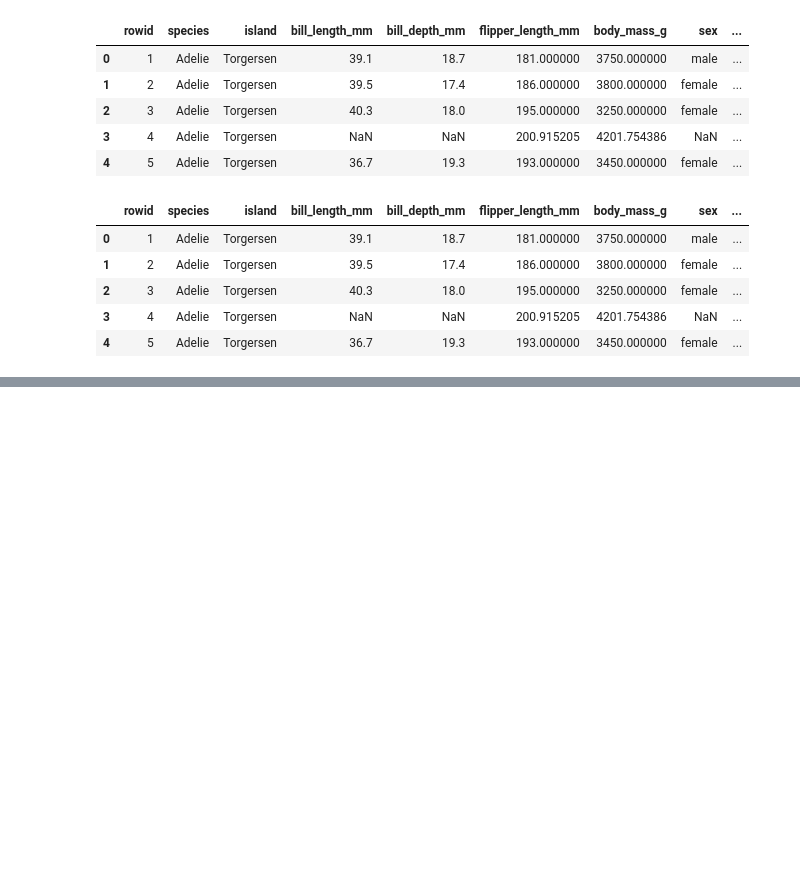
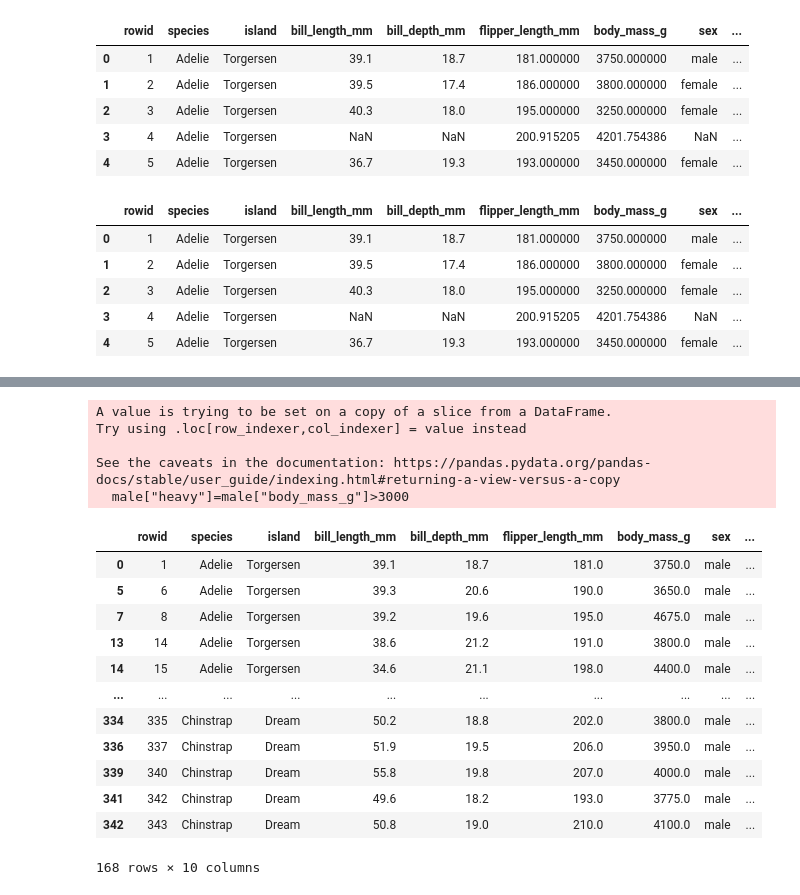
Before and after one commit to Praruj/Pandas_Practise_Portfolio, a Jupyter notebook: Notebooks/Pandas_05_Data_Transformations.ipynb, the cells around one changed output, grey strips where cells are left out. Drawn from its saved outputs; the diff is of its cells as text; code cells hidden in the pictures; blank space fills up the shorter version.

```diff
--- a/Notebooks/Pandas_05_Data_Transformations.ipynb
+++ b/Notebooks/Pandas_05_Data_Transformations.ipynb
@@ -565,0 +571,4 @@ penguins.head()
+# %%
+import pandas as pd
+penguins=pd.read_csv("..\Datasets\penguins.csv")
+penguins.head()
@@ -565,0 +592,28 @@ penguins.head()
+# %%
+male["heavy"]=male["body_mass_g"]>3000
+#we can ignore the message of this
+# %% [output]
+A value is trying to be set on a copy of a slice from a DataFrame.
+Try using .loc[row_indexer,col_indexer] = value instead
+
+See the caveats in the documentation: https://pandas.pydata.org/pandas-docs/stable/user_guide/indexing.html#returning-a-view-versus-a-copy
+  male["heavy"]=male["body_mass_g"]>3000
+# %%
+# Filter the DataFrame to include only male penguins and add a new column 'body_mass_kg' by converting 'body_mass_g' to kilograms
+
+penguins=penguins[penguins["sex"]=="male"].assign(body_mass_kg=lambda df: df["body_mass_g"] / 1000)
+penguins
+# %% [output]
+|  | rowid | species | island | bill_length_mm | bill_depth_mm | flipper_length_mm | body_mass_g | sex | ... |
+| 0 | 1 | Adelie | Torgersen | 39.1 | 18.7 | 181.0 | 3750.0 | male | ... |
+| 5 | 6 | Adelie | Torgersen | 39.3 | 20.6 | 190.0 | 3650.0 | male | ... |
+| 7 | 8 | Adelie | Torgersen | 39.2 | 19.6 | 195.0 | 4675.0 | male | ... |
+| 13 | 14 | Adelie | Torgersen | 38.6 | 21.2 | 191.0 | 3800.0 | male | ... |
+| 14 | 15 | Adelie | Torgersen | 34.6 | 21.1 | 198.0 | 4400.0 | male | ... |
+| ... | ... | ... | ... | ... | ... | ... | ... | ... | ... |
+| 334 | 335 | Chinstrap | Dream | 50.2 | 18.8 | 202.0 | 3800.0 | male | ... |
+| 336 | 337 | Chinstrap | Dream | 51.9 | 19.5 | 206.0 | 3950.0 | male | ... |
+| 339 | 340 | Chinstrap | Dream | 55.8 | 19.8 | 207.0 | 4000.0 | male | ... |
+| 341 | 342 | Chinstrap | Dream | 49.6 | 18.2 | 193.0 | 3775.0 | male | ... |
+| 342 | 343 | Chinstrap | Dream | 50.8 | 19.0 | 210.0 | 4100.0 | male | ... |
+168 rows × 10 columns
```
Also changed, not shown: parts of 3 cells of this notebook.
